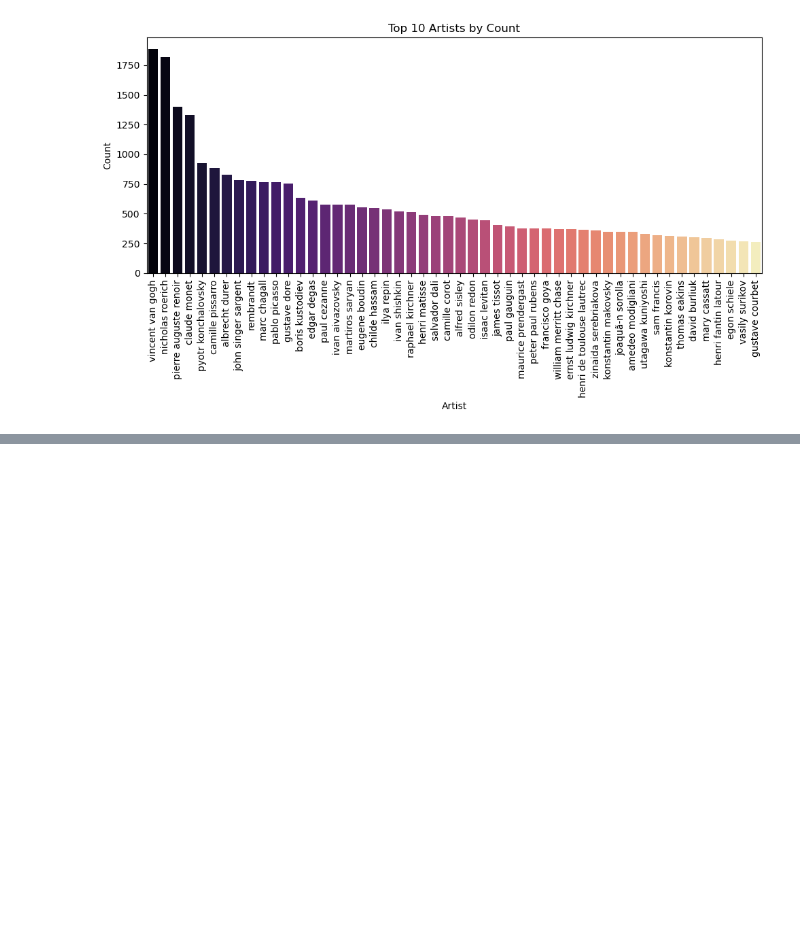
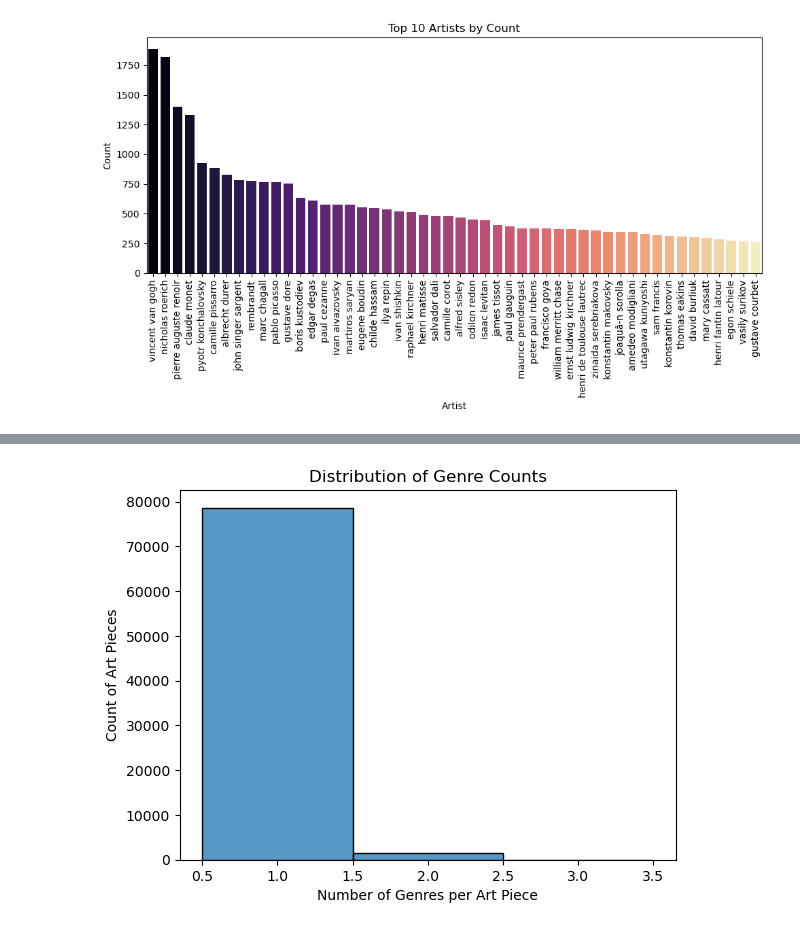
Before and after one commit to Saska1618/ImageClustering, a Jupyter notebook: eda.ipynb, the cells around one changed output, grey strips where cells are left out. Saved outputs shown, nothing was run; the diff lists cells and outputs as text; code cells hidden in the pictures; blank space fills up the shorter version.

```diff
--- a/eda.ipynb
+++ b/eda.ipynb
@@ -88,0 +60,11 @@ abraham manievich                0
+# %%
+def plot_genre_count_distribution(df):
+    #sns.histplot(df['genre_count'], bins=range(1, df['genre_count'].max()+2), discrete=True)
+    sns.histplot(df['genre_count'], bins=3, discrete=True)
+    plt.xlabel('Number of Genres per Art Piece')
+    plt.ylabel('Count of Art Pieces')
+    plt.title('Distribution of Genre Counts')
+    plt.show()
+plot_genre_count_distribution(df)
+# %% [output]
+[figure, added]
```
Also changed, not shown: parts of 11 cells of this notebook, 3 other files.
